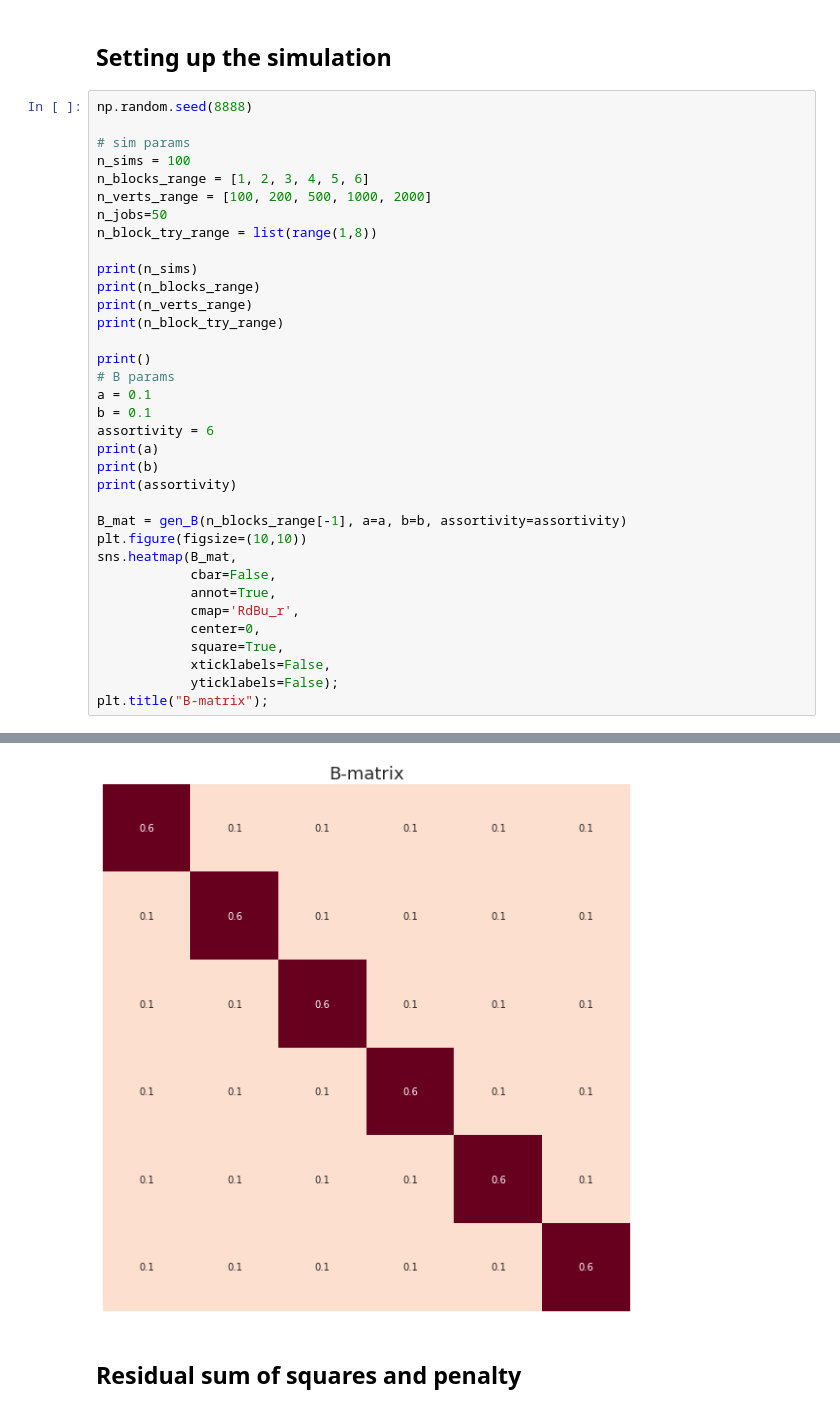
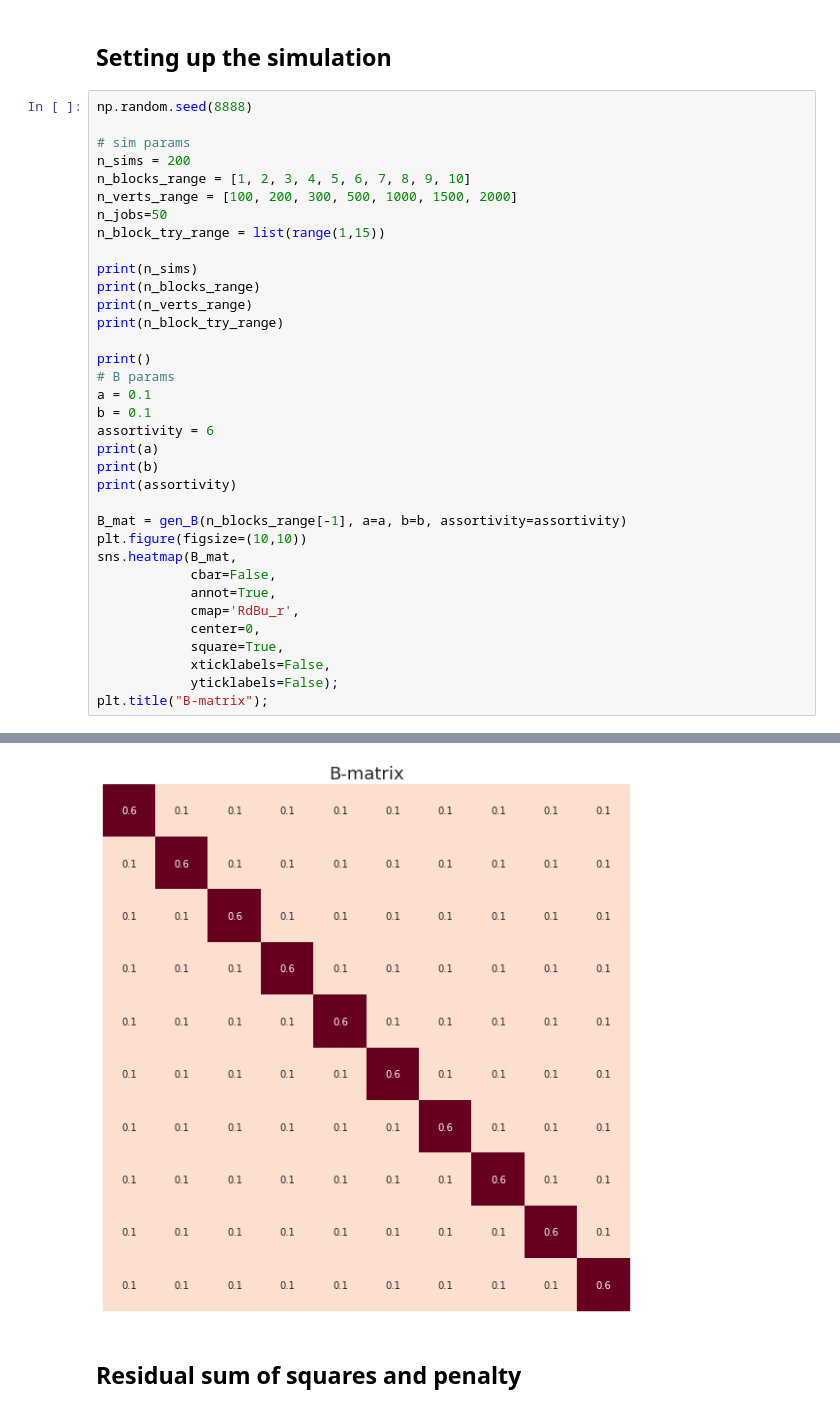
Before and after one commit to neurodata/graph_models, a Jupyter notebook: simulations/SBM model selects.ipynb, the cells around one changed output, grey strips where cells are left out. Drawn from its saved outputs; the diff is of its cells as text.

```diff
--- a/simulations/SBM model selects.ipynb
+++ b/simulations/SBM model selects.ipynb
@@ -79,11 +79,11 @@ $$\eta = \frac{K(K+1)}{2} + (K-1)$$
 np.random.seed(8888)
 
 # sim params
-n_sims = 100
-n_blocks_range = [1, 2, 3, 4, 5, 6]
-n_verts_range = [100, 200, 500, 1000, 2000]
+n_sims = 200
+n_blocks_range = [1, 2, 3, 4, 5, 6, 7, 8, 9, 10]
+n_verts_range = [100, 200, 300, 500, 1000, 1500, 2000]
 n_jobs=50
-n_block_try_range = list(range(1,8))
+n_block_try_range = list(range(1,15))
 
 print(n_sims)
 print(n_blocks_range)
@@ -118,8 +118,8 @@ plt.title("B-matrix");
 
 0.1
 0.1
 6
-[figure, old version]
+[figure, new version]
 # %% [markdown]
 ## Residual sum of squares and penalty
 # %% [markdown]
```
Also changed, not shown: parts of 4 cells of this notebook.
